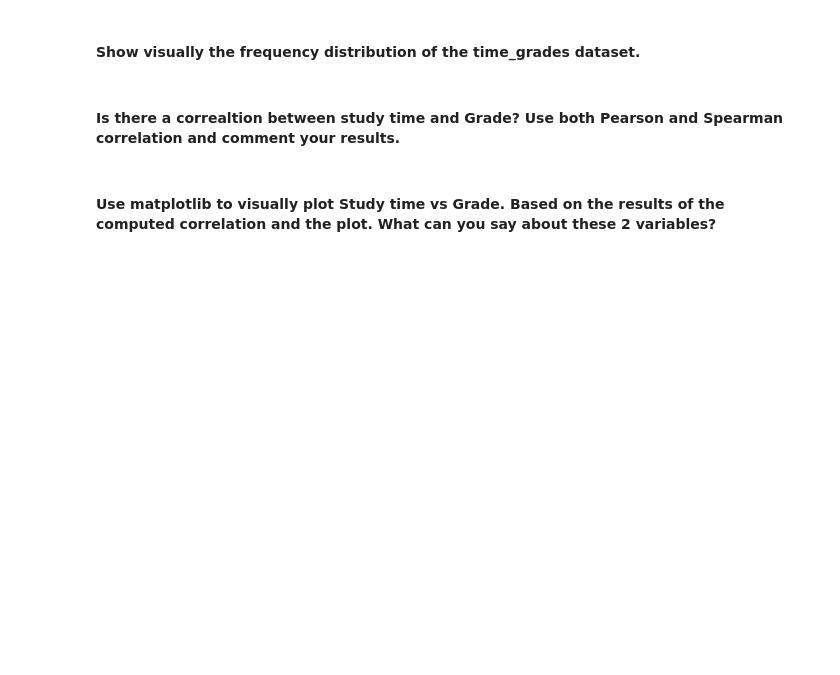
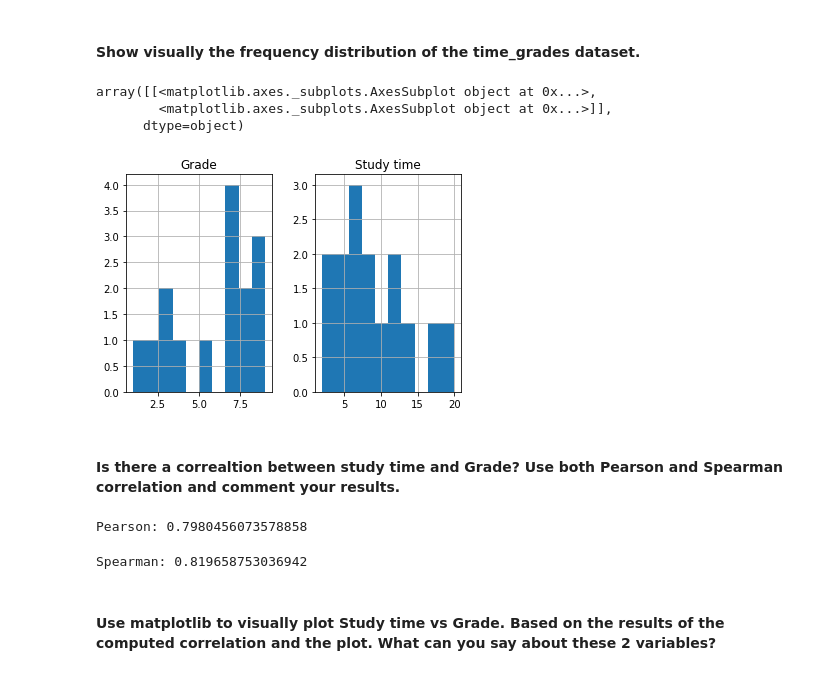
Before and after one commit to ta-datapt-bcn/lab-pivot-table-and-correlation, a Jupyter notebook: your_code/main.ipynb, the cells around one changed output. Saved outputs shown, nothing was run; the diff lists cells and outputs as text; code cells hidden in the pictures; blank space fills up the shorter version.

```diff
--- a/your_code/main.ipynb
+++ b/your_code/main.ipynb
@@ -128,5 +324,6 @@ column= ['Calorie burned', 'Steps','Floors','Minutes Sedentary','Minutes Very Ac
 #### Open the `Time_Grades.csv` file and name your dataset `time_grades`
 # %%
 # your answer here
+time_grades = pd.read_csv('./Time_grades.csv')
 # %%
 #Print time_grades
@@ -134,5 +361,11 @@ column= ['Calorie burned', 'Steps','Floors','Minutes Sedentary','Minutes Very Ac
 #### Show visually the frequency distribution of the time_grades dataset.
 # %%
 # your answer here
+time_grades.hist()
+# %% [output]
+array([[<matplotlib.axes._subplots.AxesSubplot object at 0x...>,
+        <matplotlib.axes._subplots.AxesSubplot object at 0x...>]],
+      dtype=object)
+[figure, added]
 # %% [markdown]
 #### Is there a correaltion between study time and Grade? Use both Pearson and Spearman correlation and comment your results.
@@ -143,3 +372,17 @@ column= ['Calorie burned', 'Steps','Floors','Minutes Sedentary','Minutes Very Ac
+# %%
+# your answer here-Pearson
+p=time_grades['Study time'].corr(time_grades['Grade'], method='pearson')
+print (f'Pearson: {p}')
+# %% [output]
+Pearson: 0.7980456073578858
+# %%
+## your answer here-Spearman
+s=time_grades['Study time'].corr(time_grades['Grade'], method='spearman')
+print (f'Spearman: {s}')
+
+#Alta correlación en los dos métodos
+# %% [output]
+Spearman: 0.819658753036942
 # %% [markdown]
 #### Use matplotlib to visually plot Study time vs Grade. Based on the results of the computed correlation and the plot. What can you say about these 2 variables?
 # %%
```
Also changed, not shown: parts of 53 cells of this notebook, 1 other file.
